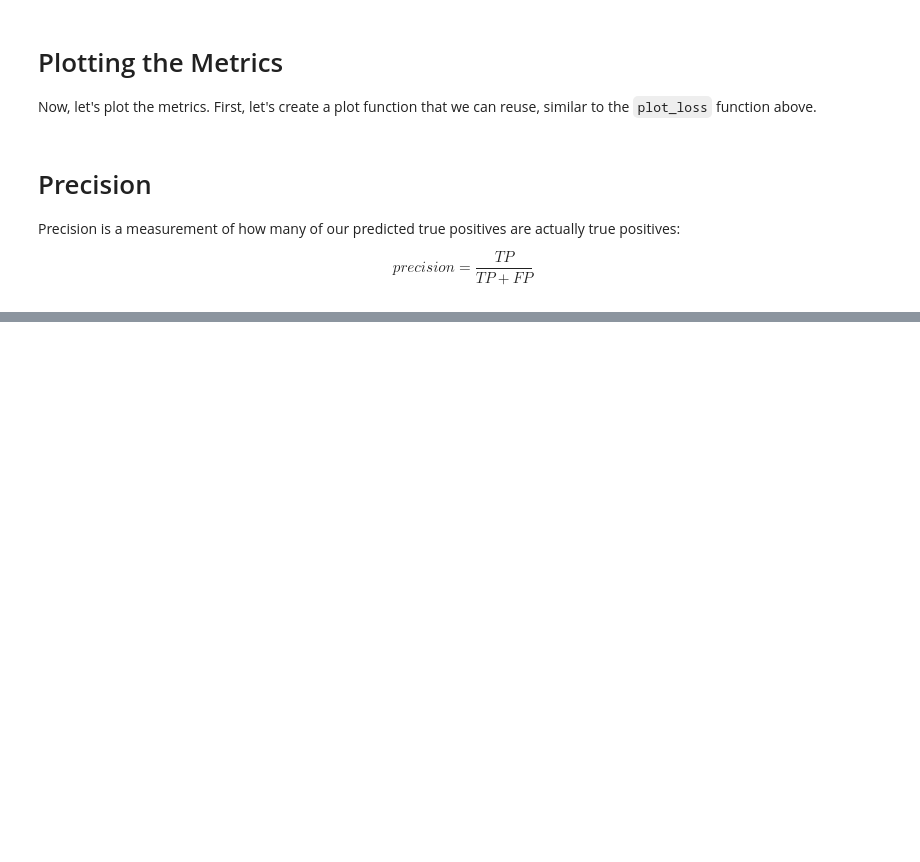
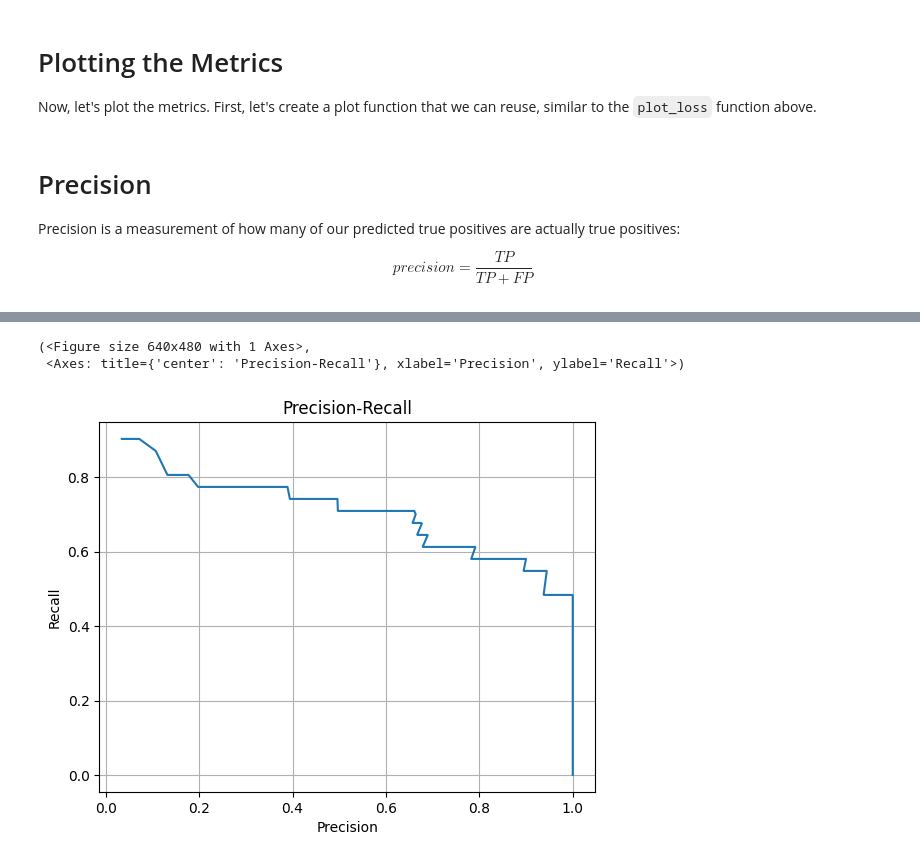
Before and after one commit to aml-2023/final-project, a Jupyter notebook: metrics.ipynb, the cells around one changed output, grey strips where cells are left out. Cells and saved outputs as stored; diff of their text form; code cells hidden in the pictures; blank space fills up the shorter version.

```diff
--- a/metrics.ipynb
+++ b/metrics.ipynb
@@ -205,0 +257,6 @@ plot_metric(metrics.box.p_curve.T, "Confidence", "Precision", "Precision-Confide
+# %%
+plot_metric(metrics.box.p_curve.T, metrics.box.r_curve.T, "Precision", "Recall", "Precision-Recall")
+# %% [output]
+(<Figure size 640x480 with 1 Axes>,
+ <Axes: title={'center': 'Precision-Recall'}, xlabel='Precision', ylabel='Recall'>)
+[figure, added]
```
Also changed, not shown: parts of 13 cells of this notebook.
